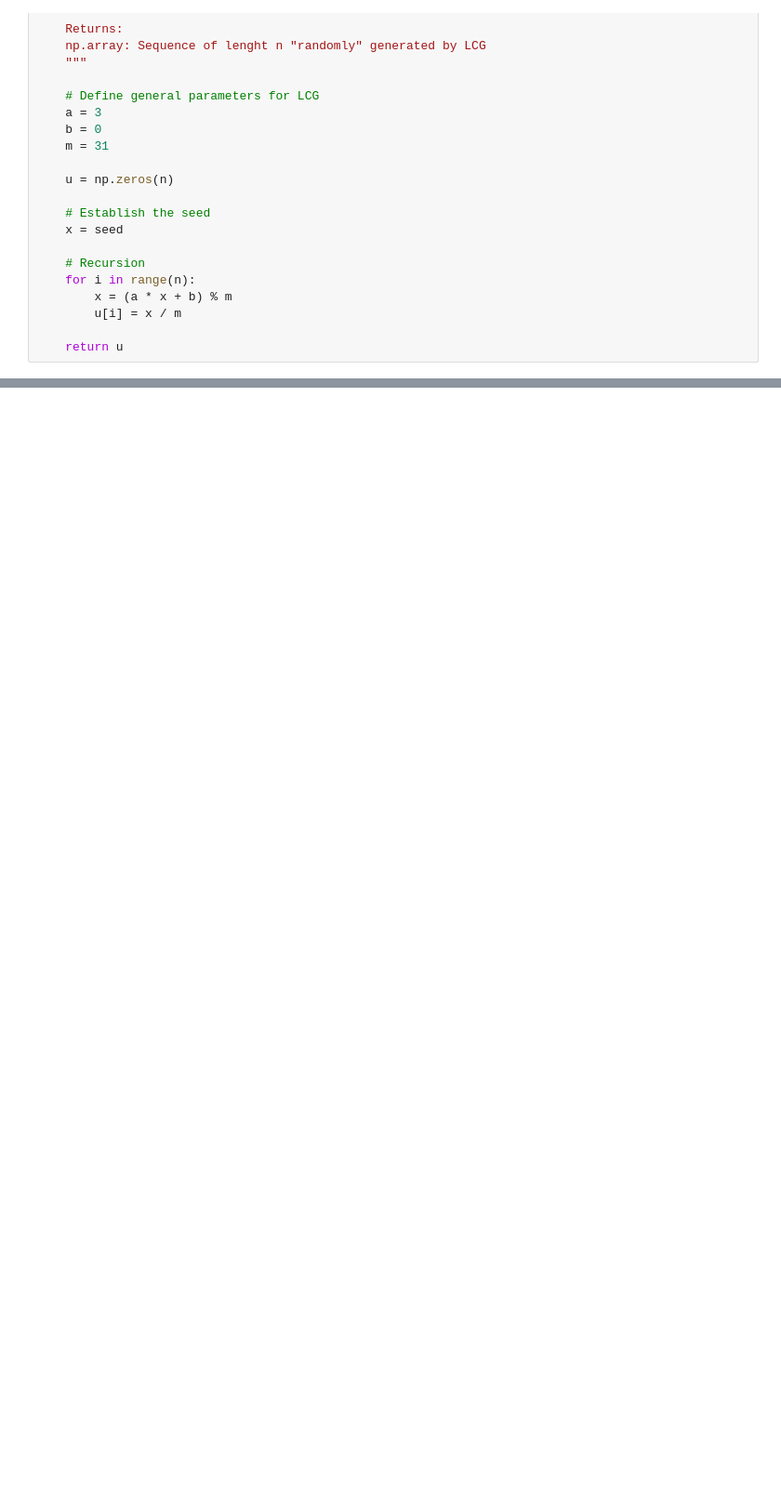
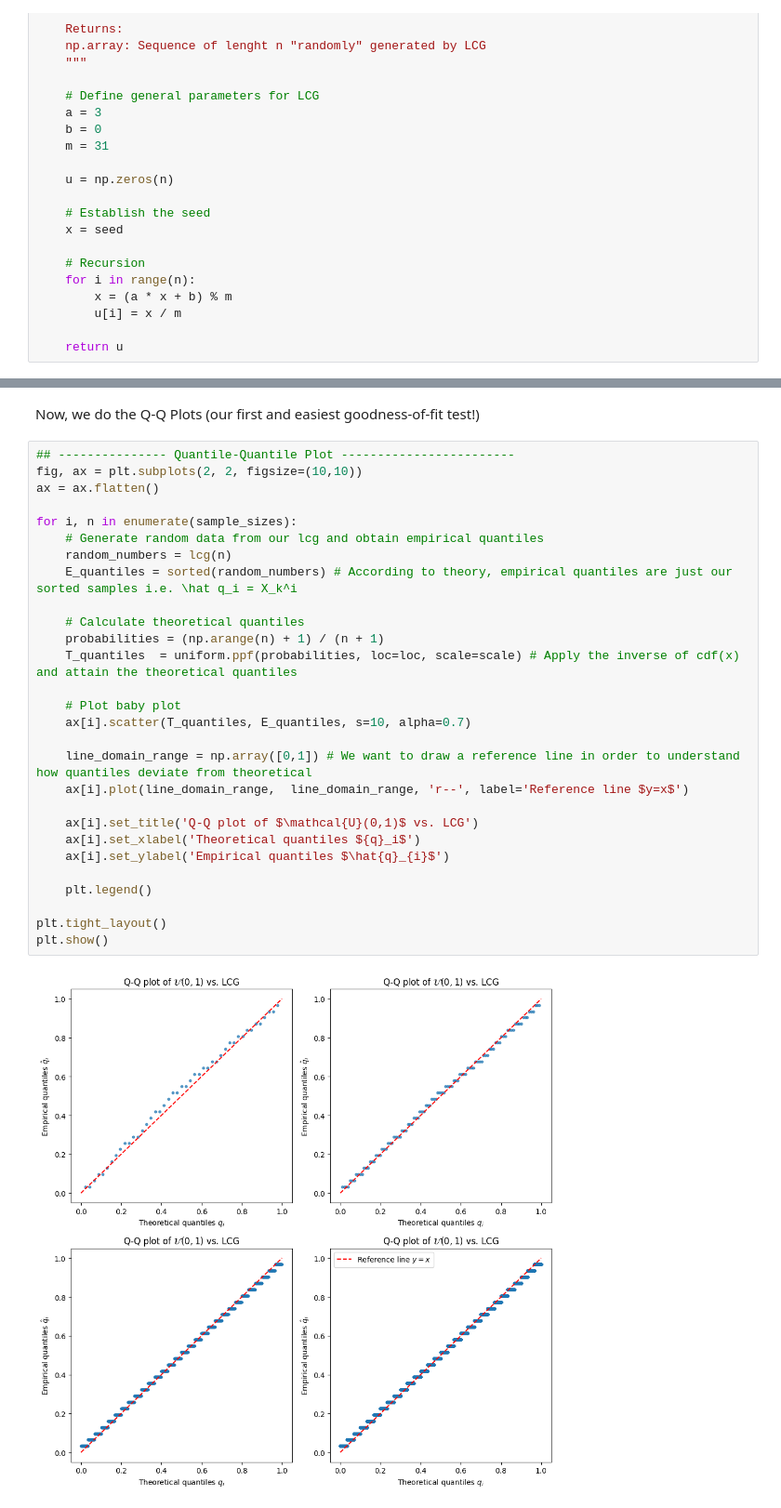
Before and after one commit to Rafitzzz/MATH_414, a Jupyter notebook: lab01.ipynb, the cells around one changed output, grey strips where cells are left out. Shown: that part at 93% size. Drawn from its saved outputs; the diff is of its cells as text; blank space fills up the shorter version.

```diff
--- a/lab01.ipynb
+++ b/lab01.ipynb
@@ -236,0 +266,32 @@ def lcg(n, seed=7):
+# %% [markdown]
+Now, we do the Q-Q Plots (our first and easiest goodness-of-fit test!)
+# %%
+## --------------- Quantile-Quantile Plot ------------------------
+fig, ax = plt.subplots(2, 2, figsize=(10,10))
+ax = ax.flatten()
+
+for i, n in enumerate(sample_sizes):
+    # Generate random data from our lcg and obtain empirical quantiles
+    random_numbers = lcg(n)
+    E_quantiles = sorted(random_numbers) # According to theory, empirical quantiles are just our sorted samples i.e. \hat q_i = X_k^i
+
+    # Calculate theoretical quantiles
+    probabilities = (np.arange(n) + 1) / (n + 1)
+    T_quantiles  = uniform.ppf(probabilities, loc=loc, scale=scale) # Apply the inverse of cdf(x) and attain the theoretical quantiles
+
+    # Plot baby plot
+    ax[i].scatter(T_quantiles, E_quantiles, s=10, alpha=0.7)
+
+    line_domain_range = np.array([0,1]) # We want to draw a reference line in order to understand how quantiles deviate from theoretical
+    ax[i].plot(line_domain_range,  line_domain_range, 'r--', label='Reference line $y=x$')
+
+    ax[i].set_title('Q-Q plot of $\mathcal{U}(0,1)$ vs. LCG')
+    ax[i].set_xlabel('Theoretical quantiles ${q}_i$')
+    ax[i].set_ylabel('Empirical quantiles $\hat{q}_{i}$')
+
+    plt.legend()
+
+plt.tight_layout()
+plt.show()
+# %% [output]
+[figure, added]
```
Also changed, not shown: parts of 9 cells of this notebook, 3 other files.
